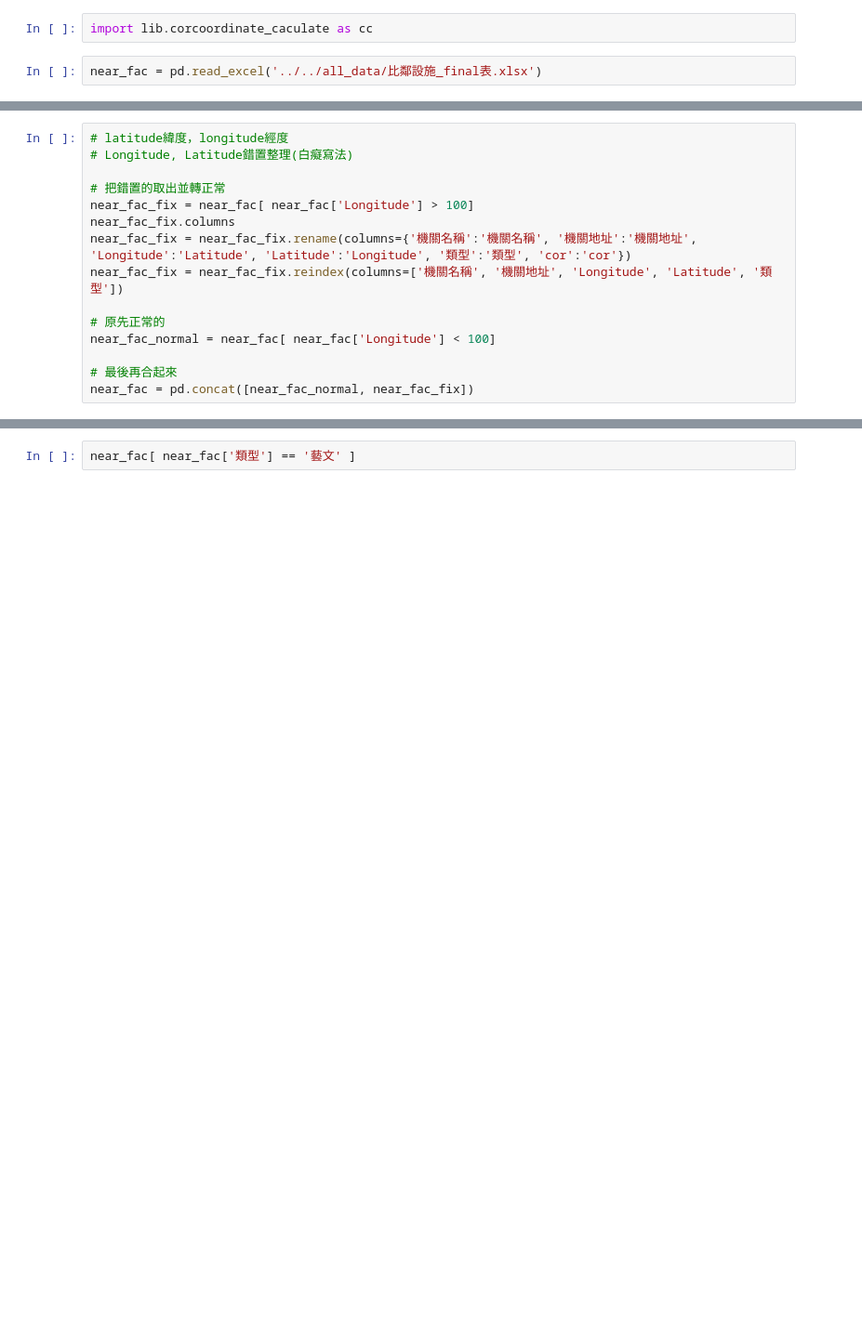
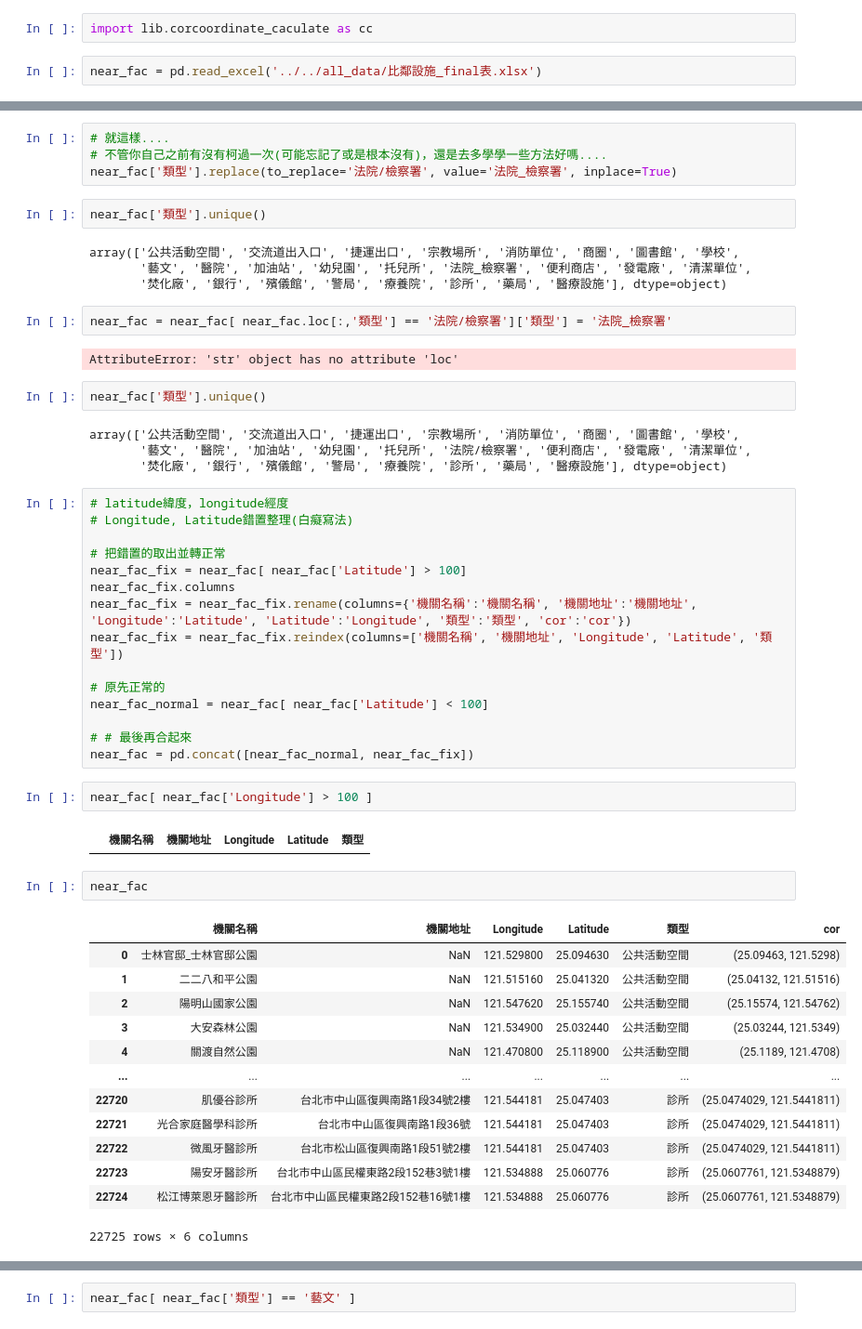
Before and after one commit to BDSE34-group3/project_house_price, a Jupyter notebook: data_clean/near_facility_combine.ipynb, the cells around one changed output, grey strips where cells are left out. Shown at 93% size. Saved outputs shown, nothing was run; the diff lists cells and outputs as text; blank space fills up the shorter version.

Commit message:
near facility py file

```diff
--- a/data_clean/near_facility_combine.ipynb
+++ b/data_clean/near_facility_combine.ipynb
@@ -7,15 +20,55 @@ near_fac = pd.read_excel('../../all_data/比鄰設施_final表.xlsx')
+# %%
+# 就這樣....
+# 不管你自己之前有沒有柯過一次(可能忘記了或是根本沒有)，還是去多學學一些方法好嗎....
+near_fac['類型'].replace(to_replace='法院/檢察署', value='法院_檢察署', inplace=True)
+# %%
+near_fac['類型'].unique()
+# %% [output]
+array(['公共活動空間', '交流道出入口', '捷運出口', '宗教場所', '消防單位', '商圈', '圖書館', '學校',
+       '藝文', '醫院', '加油站', '幼兒園', '托兒所', '法院_檢察署', '便利商店', '發電廠', '清潔單位',
+       '焚化廠', '銀行', '殯儀館', '警局', '療養院', '診所', '藥局', '醫療設施'], dtype=object)
+# %%
+near_fac = near_fac[ near_fac.loc[:,'類型'] == '法院/檢察署']['類型'] = '法院_檢察署'
+# %% [output]
+AttributeError: 'str' object has no attribute 'loc'
+# %%
+near_fac['類型'].unique()
+# %% [output]
+array(['公共活動空間', '交流道出入口', '捷運出口', '宗教場所', '消防單位', '商圈', '圖書館', '學校',
+       '藝文', '醫院', '加油站', '幼兒園', '托兒所', '法院/檢察署', '便利商店', '發電廠', '清潔單位',
+       '焚化廠', '銀行', '殯儀館', '警局', '療養院', '診所', '藥局', '醫療設施'], dtype=object)
 # %%
 # latitude緯度，longitude經度
 # Longitude, Latitude錯置整理(白癡寫法)
 
 # 把錯置的取出並轉正常
-near_fac_fix = near_fac[ near_fac['Longitude'] > 100]
+near_fac_fix = near_fac[ near_fac['Latitude'] > 100]
 near_fac_fix.columns
 near_fac_fix = near_fac_fix.rename(columns={'機關名稱':'機關名稱', '機關地址':'機關地址', 'Longitude':'Latitude', 'Latitude':'Longitude', '類型':'類型', 'cor':'cor'})
 near_fac_fix = near_fac_fix.reindex(columns=['機關名稱', '機關地址', 'Longitude', 'Latitude', '類型'])
 
 # 原先正常的
-near_fac_normal = near_fac[ near_fac['Longitude'] < 100]
+near_fac_normal = near_fac[ near_fac['Latitude'] < 100]
 
-# 最後再合起來
+# # 最後再合起來
 near_fac = pd.concat([near_fac_normal, near_fac_fix])
+# %%
+near_fac[ near_fac['Longitude'] > 100 ]
+# %% [output]
+|  | 機關名稱 | 機關地址 | Longitude | Latitude | 類型 |
+# %%
+near_fac
+# %% [output]
+|  | 機關名稱 | 機關地址 | Longitude | Latitude | 類型 | cor |
+| 0 | 士林官邸_士林官邸公園 | NaN | 121.529800 | 25.094630 | 公共活動空間 | (25.09463, 121.5298) |
+| 1 | 二二八和平公園 | NaN | 121.515160 | 25.041320 | 公共活動空間 | (25.04132, 121.51516) |
+| 2 | 陽明山國家公園 | NaN | 121.547620 | 25.155740 | 公共活動空間 | (25.15574, 121.54762) |
+| 3 | 大安森林公園 | NaN | 121.534900 | 25.032440 | 公共活動空間 | (25.03244, 121.5349) |
+| 4 | 關渡自然公園 | NaN | 121.470800 | 25.118900 | 公共活動空間 | (25.1189, 121.4708) |
+| ... | ... | ... | ... | ... | ... | ... |
+| 22720 | 肌優谷診所 | 台北市中山區復興南路1段34號2樓 | 121.544181 | 25.047403 | 診所 | (25.0474029, 121.5441811) |
+| 22721 | 光合家庭醫學科診所 | 台北市中山區復興南路1段36號 | 121.544181 | 25.047403 | 診所 | (25.0474029, 121.5441811) |
+| 22722 | 微風牙醫診所 | 台北市松山區復興南路1段51號2樓 | 121.544181 | 25.047403 | 診所 | (25.0474029, 121.5441811) |
+| 22723 | 陽安牙醫診所 | 台北市中山區民權東路2段152巷3號1樓 | 121.534888 | 25.060776 | 診所 | (25.0607761, 121.5348879) |
+| 22724 | 松江博萊恩牙醫診所 | 台北市中山區民權東路2段152巷16號1樓 | 121.534888 | 25.060776 | 診所 | (25.0607761, 121.5348879) |
+22725 rows × 6 columns
```
Also changed, not shown: parts of 14 cells of this notebook, 4 other files.
